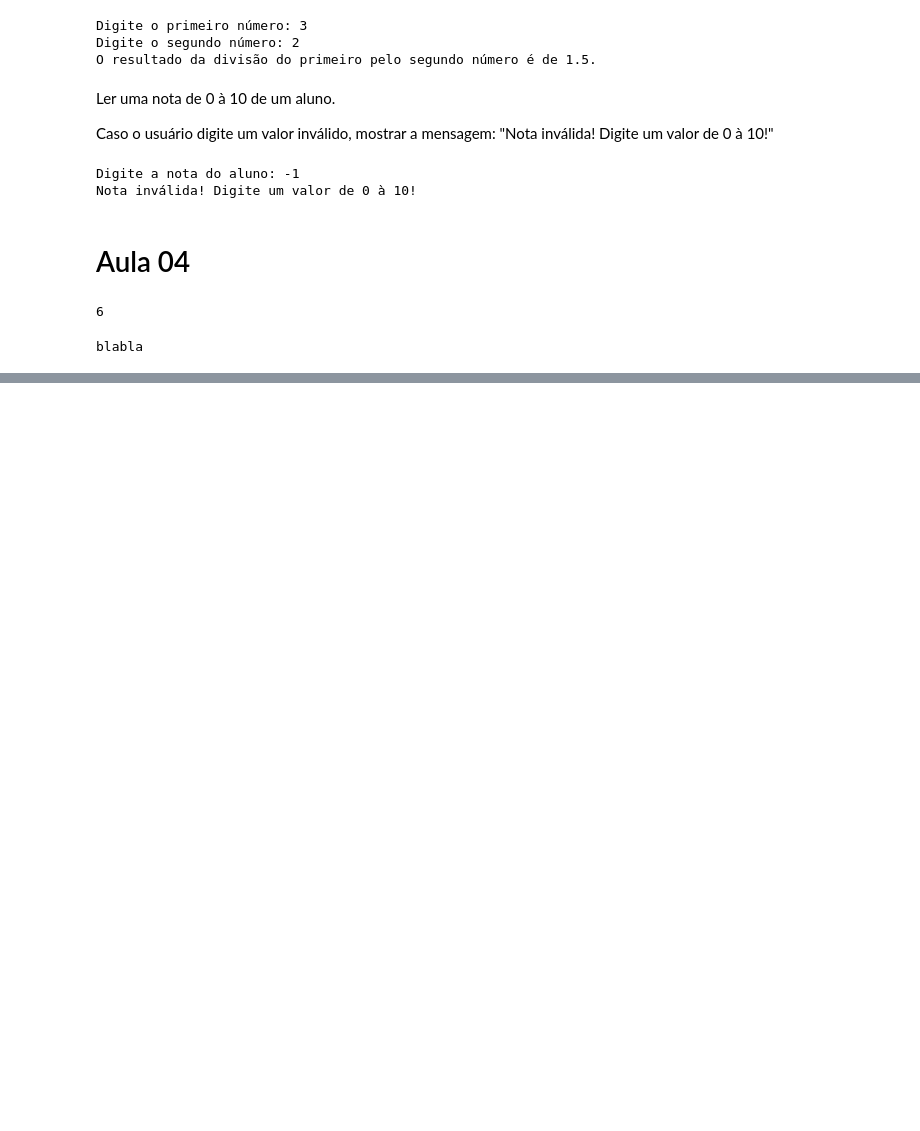
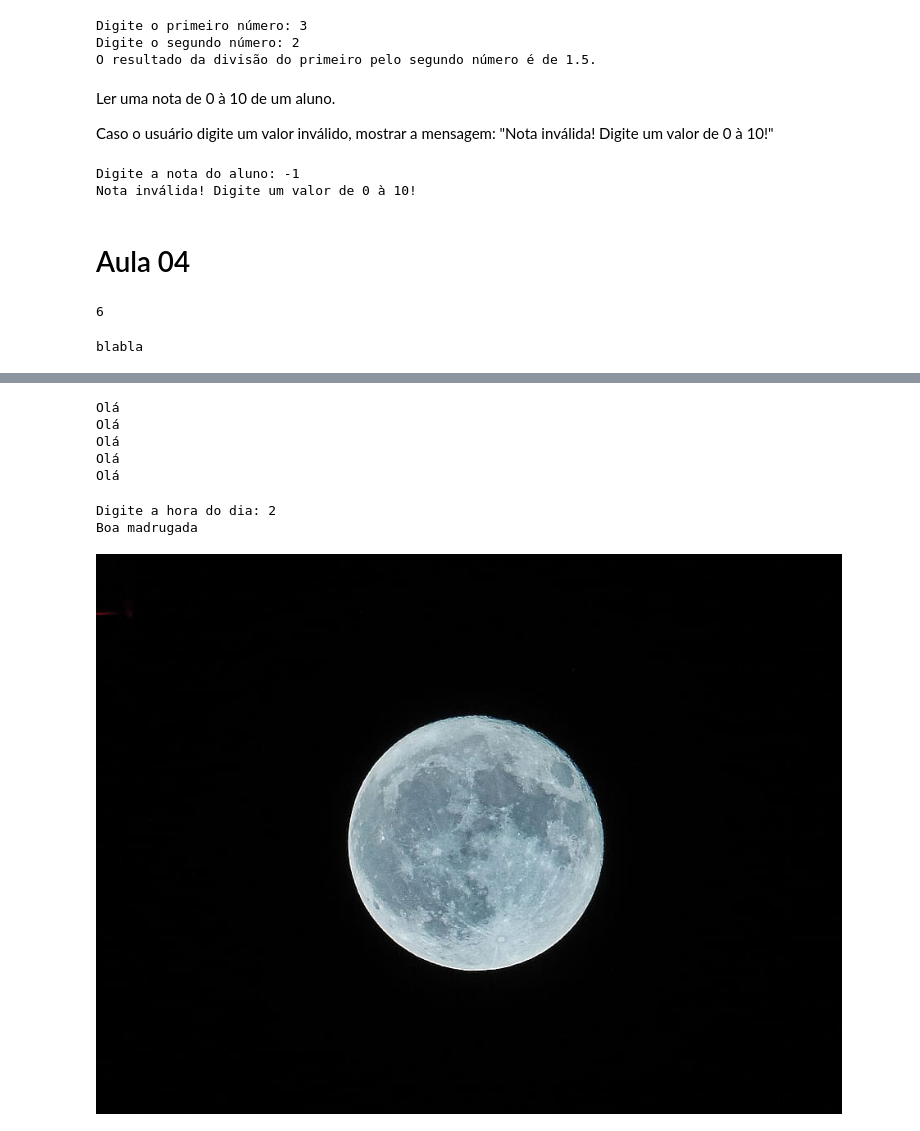
Before and after one commit to fernandonakagawa/Python_TCS_100h, a Jupyter notebook: Aula04_2107.ipynb, the cells around one changed output, grey strips where cells are left out. Cells and saved outputs as stored; diff of their text form; code cells hidden in the pictures; blank space fills up the shorter version.

```diff
--- a/Aula04_2107.ipynb
+++ b/Aula04_2107.ipynb
@@ -203,0 +185,38 @@ KeyboardInterrupt: ignored
+# %%
+x = 0
+while x <= 4:
+  print("Olá")
+  x += 1
+# %% [output]
+Olá
+Olá
+Olá
+Olá
+Olá
+# %%
+#from google.colab.patches import cv2_imshow as cv2
+import cv2
+
+hora = int(input("Digite a hora do dia: "))
+if hora >= 0 and hora < 6:
+  print("Boa madrugada")
+  caminho = "/content/drive/MyDrive/_2022/Python_32h/aula02/lua.jpg"
+elif hora >= 6 and hora < 12:
+  print("Bom dia")
+  caminho = "/content/drive/MyDrive/_2022/Python_32h/aula02/bomdia.png"
+elif hora >= 12 and hora < 18:
+  print("Boa tarde")
+  caminho = "/content/drive/MyDrive/_2022/Python_32h/aula02/boatarde.jpg"
+elif hora >= 18 and hora < 24:
+  print("Boa noite")
+  caminho = "/content/drive/MyDrive/_2022/Python_32h/aula02/boanoite.png"
+else:
+  print("hora inválida.")
+  caminho = "/content/drive/MyDrive/_2022/Python_32h/aula02/noidea.jpg"
+
+img = cv2.imread(caminho)
+cv2_imshow(img)
+# %% [output]
+Digite a hora do dia: 2
+Boa madrugada
+[figure, added]
```
Also changed, not shown: parts of 2 cells of this notebook.
